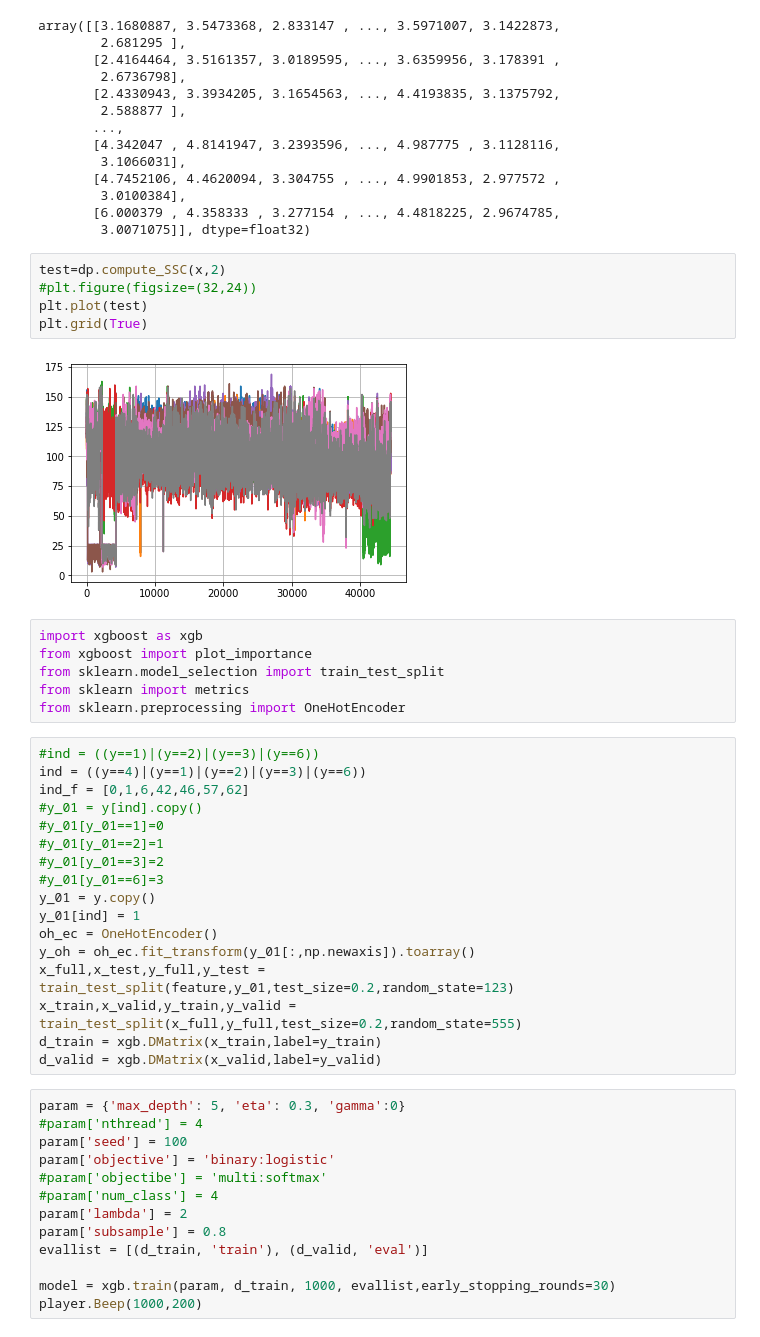
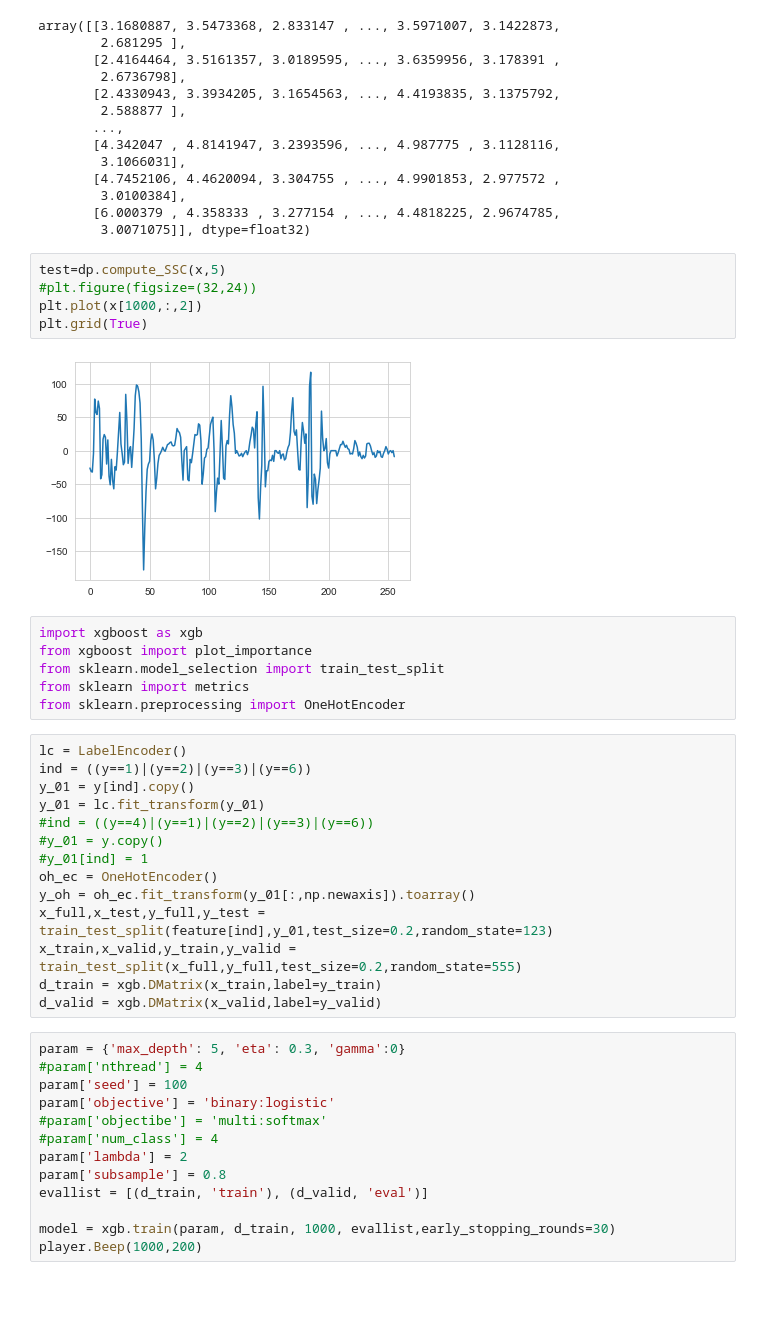
Before and after one commit to wuwenbo718/Master-Thesis, a Jupyter notebook: XGBoost.ipynb, the cells around one changed output. Saved outputs shown, nothing was run; the diff lists cells and outputs as text; blank space fills up the shorter version.

```diff
--- a/XGBoost.ipynb
+++ b/XGBoost.ipynb
@@ -126,12 +135,12 @@ array([[3.1680887, 3.5473368, 2.833147 , ..., 3.5971007, 3.1422873,
        [6.000379 , 4.358333 , 3.277154 , ..., 4.4818225, 2.9674785,
         3.0071075]], dtype=float32)
 # %%
-test=dp.compute_SSC(x,2)
+test=dp.compute_SSC(x,5)
 #plt.figure(figsize=(32,24))
-plt.plot(test)
+plt.plot(x[1000,:,2])
 plt.grid(True)
 # %% [output]
-[figure, old version]
+[figure, new version]
 # %%
 import xgboost as xgb
 from xgboost import plot_importance
@@ -139,19 +148,16 @@ from sklearn.model_selection import train_test_split
 from sklearn import metrics
 from sklearn.preprocessing import OneHotEncoder
 # %%
-#ind = ((y==1)|(y==2)|(y==3)|(y==6))
-ind = ((y==4)|(y==1)|(y==2)|(y==3)|(y==6))
-ind_f = [0,1,6,42,46,57,62]
-#y_01 = y[ind].copy()
-#y_01[y_01==1]=0
-#y_01[y_01==2]=1
-#y_01[y_01==3]=2
-#y_01[y_01==6]=3
-y_01 = y.copy()
-y_01[ind] = 1
+lc = LabelEncoder()
+ind = ((y==1)|(y==2)|(y==3)|(y==6))
+y_01 = y[ind].copy()
+y_01 = lc.fit_transform(y_01)
+#ind = ((y==4)|(y==1)|(y==2)|(y==3)|(y==6))
+#y_01 = y.copy()
+#y_01[ind] = 1
 oh_ec = OneHotEncoder()
 y_oh = oh_ec.fit_transform(y_01[:,np.newaxis]).toarray()
-x_full,x_test,y_full,y_test = train_test_split(feature,y_01,test_size=0.2,random_state=123)
+x_full,x_test,y_full,y_test = train_test_split(feature[ind],y_01,test_size=0.2,random_state=123)
 x_train,x_valid,y_train,y_valid = train_test_split(x_full,y_full,test_size=0.2,random_state=555)
 d_train = xgb.DMatrix(x_train,label=y_train)
 d_valid = xgb.DMatrix(x_valid,label=y_valid)
```
Also changed, not shown: parts of 36 cells of this notebook, 4 other files.
